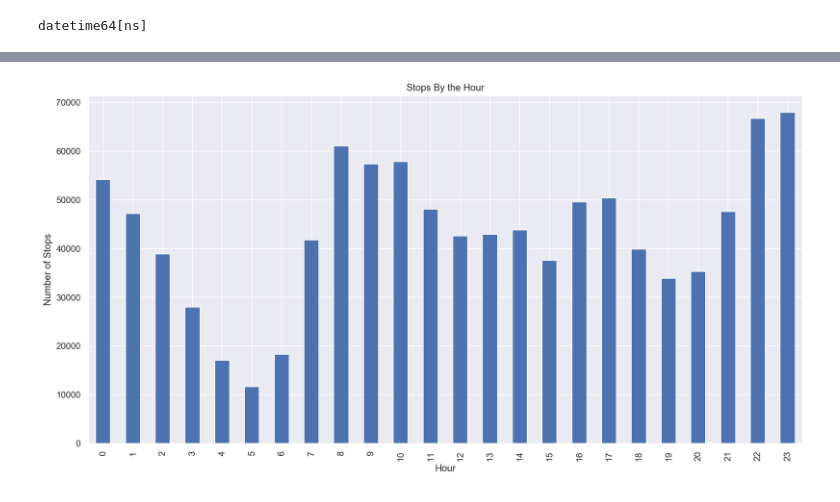
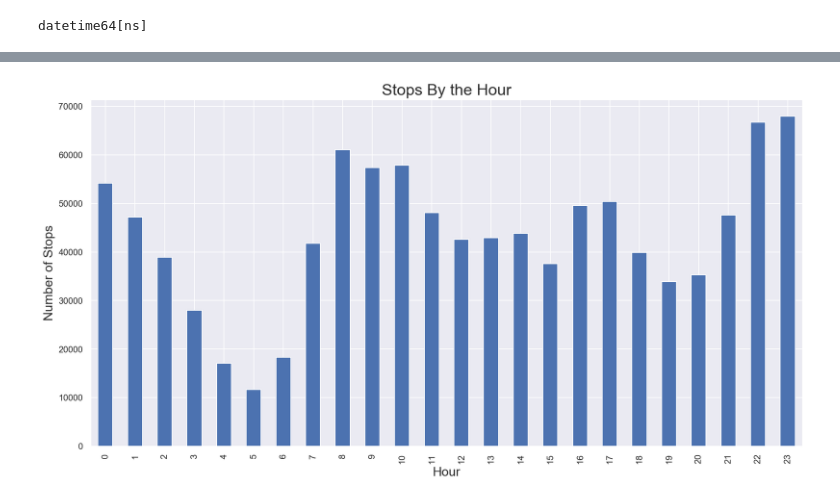
Before and after one commit to Dantarshi/Traffic-Stops, a Jupyter notebook: Traffic Stops.ipynb, the cells around one changed output, grey strips where cells are left out. Saved outputs shown, nothing was run; the diff lists cells and outputs as text; code cells hidden in the pictures.

```diff
--- a/Traffic Stops.ipynb
+++ b/Traffic Stops.ipynb
@@ -23,7 +23,7 @@ df.head()
 | 3 | cf5479b6-9bc7-4216-a7b2-99e57ae932af | 8/12/2019 | 21:43:00 | MCP | 5th District, Germantown | DRIVING VEHICLE ON HIGHWAY WITH S... | GERMANTOWN RD AND ALE HOUSE | 39.160508 | -77.284023 | ... |
 | 4 | 5601ca35-8ee7-4f8e-9208-d89cde96d469 | 8/12/2019 | 21:30:00 | MCP | 2nd District, Bethesda | FAILURE OF LICENSEE TO NOTIFY ADM... | EASTWEST/ 355 | 38.984247 | -77.090548 | ... |
 # %%
-df.rename(columns = {'Time Of Stop': 'Time'}, inplace=True)
+df.rename(columns = {'Time Of Stop': 'Time','Violation Type': 'Viloation'}, inplace=True)
 # %%
 df.head()
 # %% [output]
@@ -369,0 +369,2 @@ data.head()
+# %%
+data.set_index('stop_datetime', inplace=True)
@@ -372,13 +398,13 @@ time_of_stops = data.groupby(data.index.hour).Time.count()
 # %%
 # Create a line plot of 'hourly_arrest_rate'
 time_of_stops.plot(kind='bar', figsize=(16,8))
 
 # Add the xlabel, ylabel, and title
-plt.xlabel('Hour')
-plt.ylabel('Number of Stops')
-plt.title('Stops By the Hour')
+plt.xlabel('Hour', fontsize=16)
+plt.ylabel('Number of Stops', fontsize=16)
+plt.title('Stops By the Hour', fontsize =20)
 
 # Display the plot
 plt.show()
 # %% [output]
-[figure, old version]
+[figure, new version]
```
Also changed, not shown: parts of 16 cells of this notebook.
